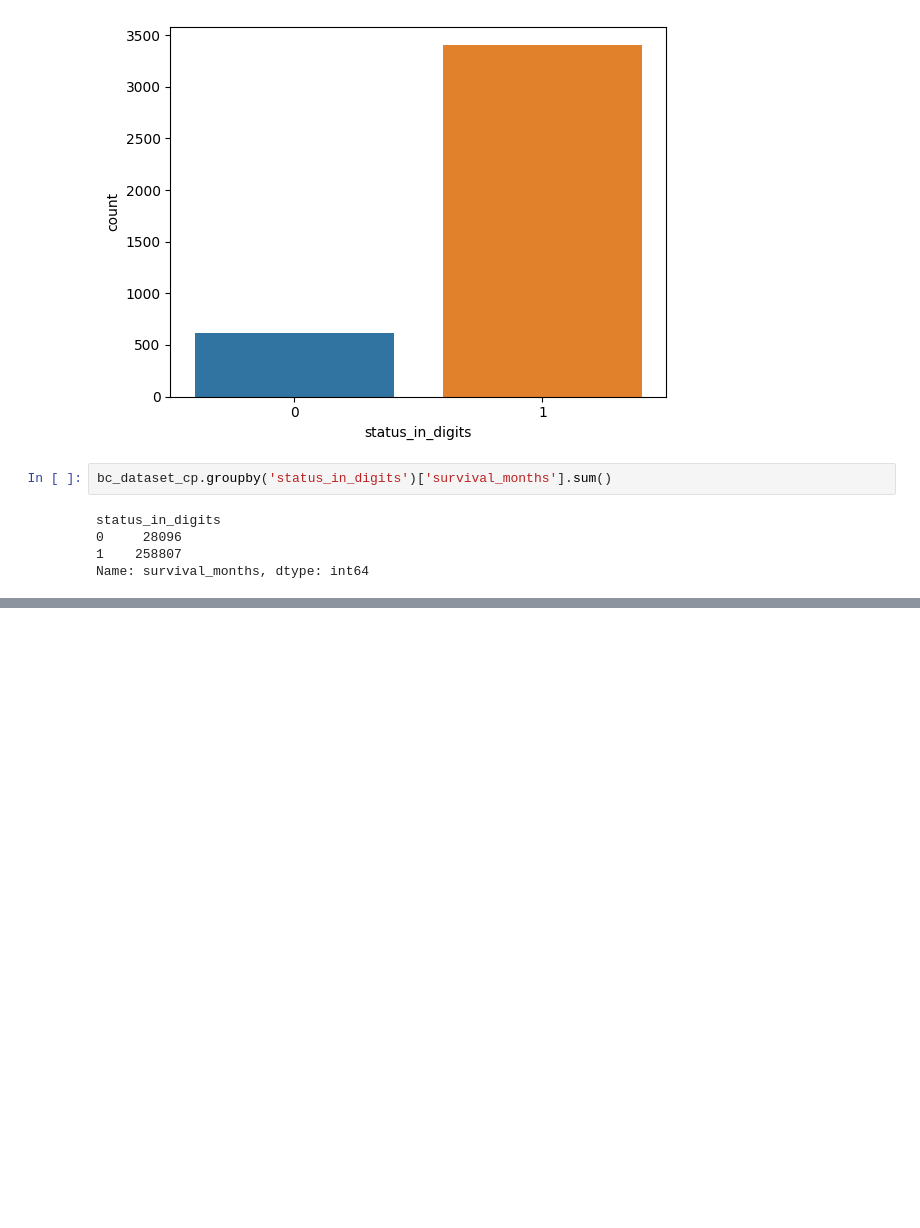
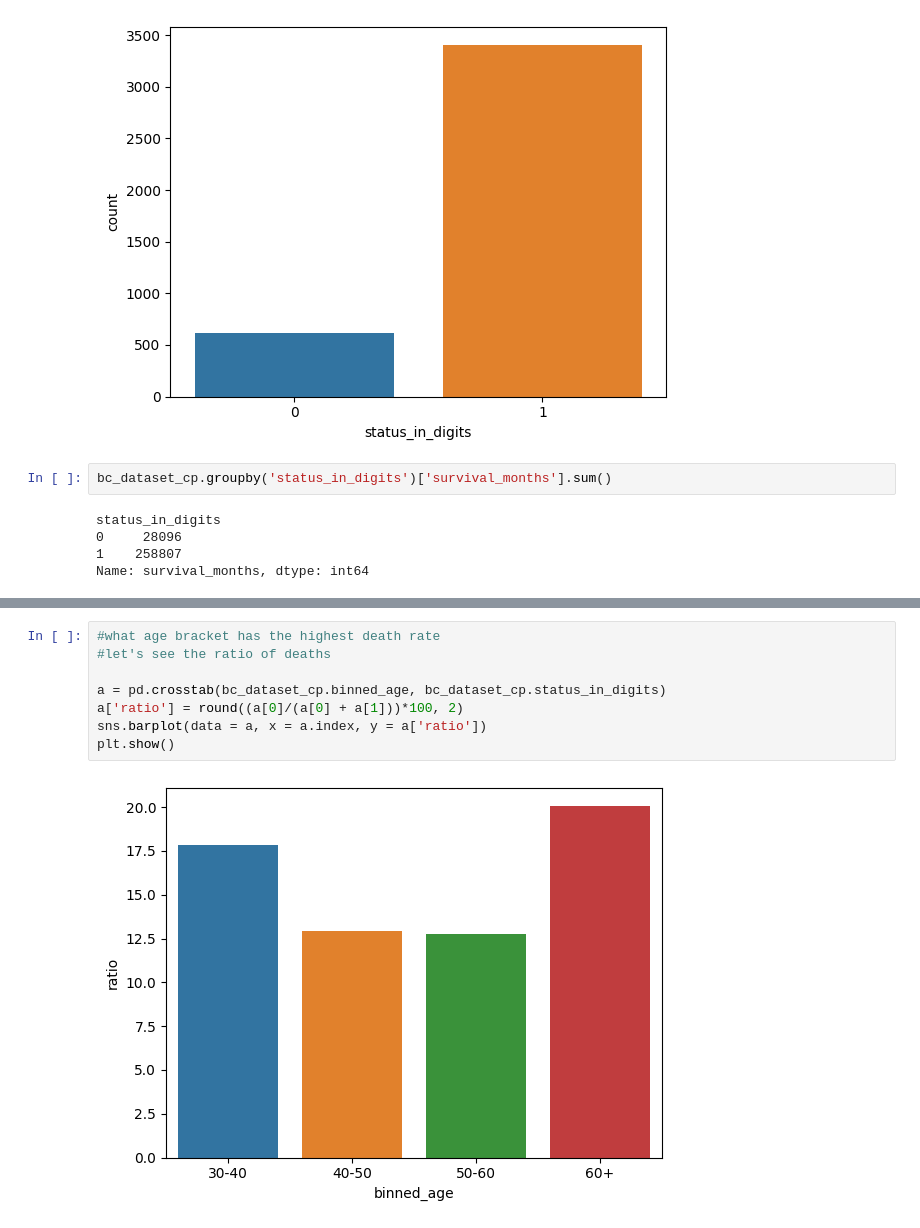
Before and after one commit to richwej/eda_projects, a Jupyter notebook: Project 2 - Breast Cancer/breast_cancer_eda.ipynb, the cells around one changed output, grey strips where cells are left out. Cells and saved outputs as stored; diff of their text form; blank space fills up the shorter version.

```diff
--- a/Project 2 - Breast Cancer/breast_cancer_eda.ipynb
+++ b/Project 2 - Breast Cancer/breast_cancer_eda.ipynb
@@ -183,0 +187,10 @@ Name: survival_months, dtype: int64
+# %%
+#what age bracket has the highest death rate
+#let's see the ratio of deaths
+
+a = pd.crosstab(bc_dataset_cp.binned_age, bc_dataset_cp.status_in_digits)
+a['ratio'] = round((a[0]/(a[0] + a[1]))*100, 2)
+sns.barplot(data = a, x = a.index, y = a['ratio'])
+plt.show()
+# %% [output]
+[figure, added]
```
Also changed, not shown: parts of 26 cells of this notebook.
